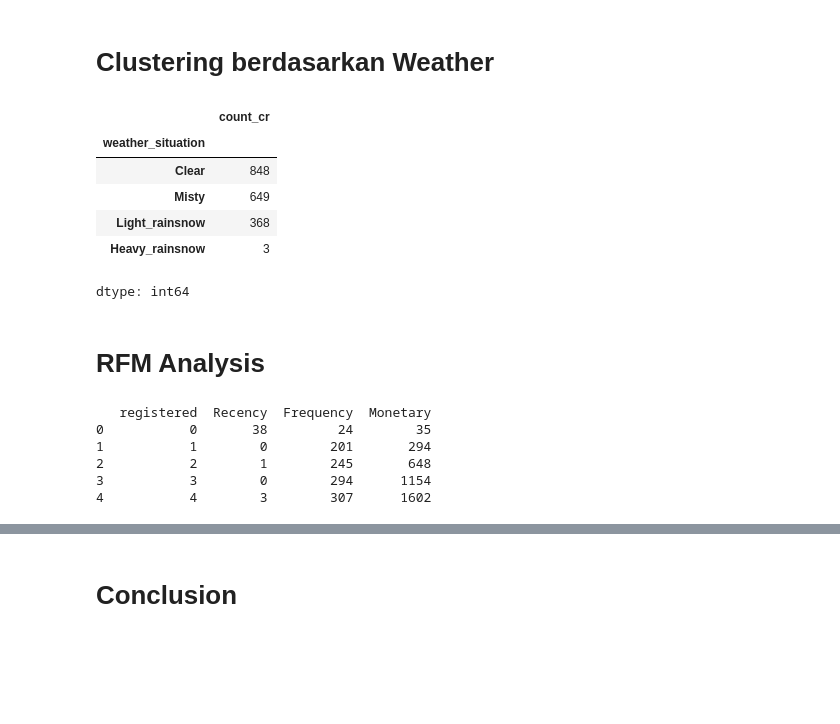
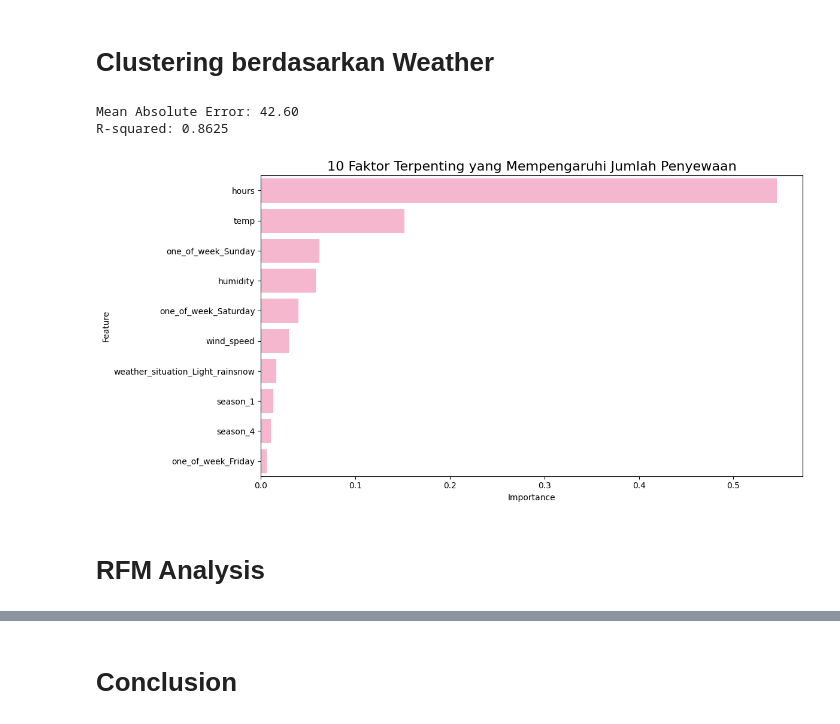
Before and after one commit to alishaanggranidi/Analysis-Bike-Rental, a Jupyter notebook: notebook.ipynb, the cells around one changed output, grey strips where cells are left out. Saved outputs shown, nothing was run; the diff lists cells and outputs as text; code cells hidden in the pictures; blank space fills up the shorter version.

```diff
--- a/notebook.ipynb
+++ b/notebook.ipynb
@@ -364,34 +364,44 @@ plt.show()
 ## Analisis Lanjutan (Opsional)
 # %% [markdown]
 # Clustering berdasarkan Weather
-# %%
-df_hour.groupby(by="weather_situation", observed=True)["count_cr"].nunique().sort_values(ascending=False)
-# %% [output]
-|  | count_cr |
-| weather_situation |  |
-| Clear | 848 |
-| Misty | 649 |
-| Light_rainsnow | 368 |
-| Heavy_rainsnow | 3 |
-dtype: int64
+# %%
+from sklearn.model_selection import train_test_split
+from sklearn.ensemble import RandomForestRegressor
+from sklearn.metrics import mean_absolute_error, r2_score
+
+features = df_hour[['season', 'month', 'hours', 'holiday', 'one_of_week',
+                   'weather_situation', 'temp', 'humidity', 'wind_speed']]
+
+features_encoded = pd.get_dummies(features)
+target = df_hour['count_cr']
+
+X_train, X_test, y_train, y_test = train_test_split(
+    features_encoded, target, test_size=0.2, random_state=42
+)
+
+rf_model = RandomForestRegressor(n_estimators=100, random_state=42)
+rf_model.fit(X_train, y_train)
+
+y_pred = rf_model.predict(X_test)
+mae = mean_absolute_error(y_test, y_pred)
+r2 = r2_score(y_test, y_pred)
+
+print(f"Mean Absolute Error: {mae:.2f}")
+print(f"R-squared: {r2:.4f}")
+
+feature_importance = pd.DataFrame({
+    'Feature': features_encoded.columns,
+    'Importance': rf_model.feature_importances_
+}).sort_values('Importance', ascending=False)
+
+plt.figure(figsize=(12, 6))
+sns.barplot(x='Importance', y='Feature', data=feature_importance.head(10), color='#FFADCB')
+plt.title('10 Faktor Terpenting yang Mempengaruhi Jumlah Penyewaan', fontsize=16)
+plt.tight_layout()
+plt.show()
+# %% [output]
+Mean Absolute Error: 42.60
+R-squared: 0.8625
+[figure, added]
 # %% [markdown]
 # RFM Analysis
-# %%
-latest_date = df_hour['dteday'].max()
-
-rfm_data = df_hour.groupby('registered').agg({
-    'dteday': lambda date_column: (latest_date - date_column.max()).days,
-    'instant': 'size',
-    'count_cr': 'sum'
-}).reset_index()
-
-rfm_data.rename(columns={'dteday': 'Recency', 'instant': 'Frequency', 'count_cr': 'Monetary'}, inplace=True)
-
-print(rfm_data.head())
-# %% [output]
-   registered  Recency  Frequency  Monetary
-0           0       38         24        35
-1           1        0        201       294
-2           2        1        245       648
-3           3        0        294      1154
-4           4        3        307      1602
```
Also changed, not shown: parts of 1 cell of this notebook.
